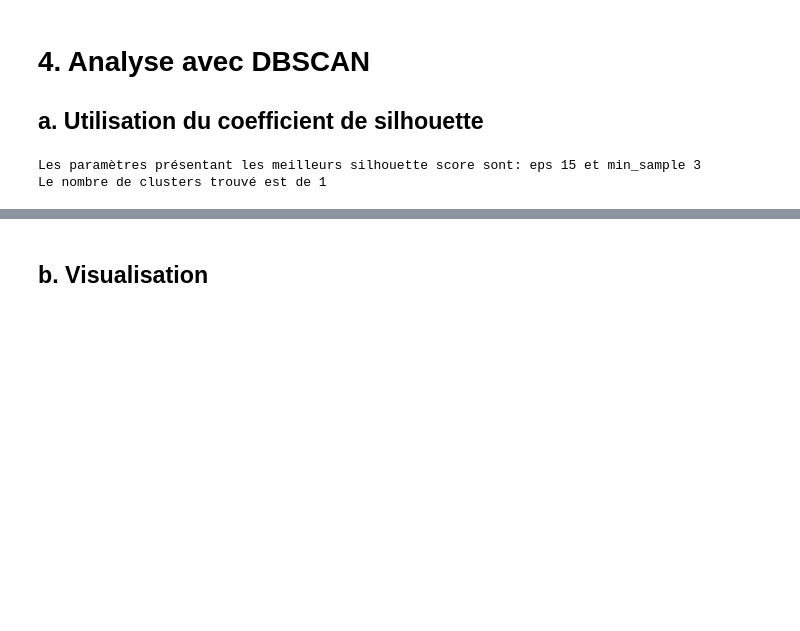
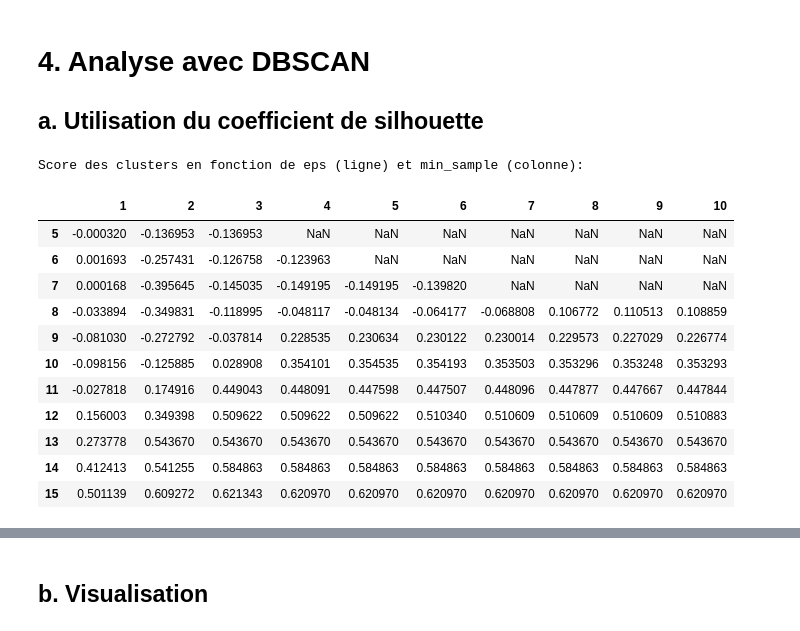
Before and after one commit to AgatheLB/TP4_IFT870, a Jupyter notebook: tp4.ipynb, the cells around one changed output, grey strips where cells are left out. Cells and saved outputs as stored; diff of their text form; code cells hidden in the pictures; blank space fills up the shorter version.

```diff
--- a/tp4.ipynb
+++ b/tp4.ipynb
@@ -139,22 +160,36 @@ plt.show()
 
 pairwise_dist = squareform(pdist(reduced_data, 'euclidean'))
 best_params = {'score': 0}
+score_clusters = pd.DataFrame()
+nb_clusters = pd.DataFrame()
 for i, (ep, min_sample) in enumerate(product(range(5, 16), range(1, 11))):
     model = DBSCAN(eps=ep, min_samples=min_sample, n_jobs=-1)
     pred = model.fit_predict(reduced_data, filtered_target)
+    nb_clusters.at[ep, min_sample] = len(np.unique(pred)) - 1
 
     if len(np.unique(pred)) != 1:
         score = silhouette_score(pairwise_dist, pred)
+        score_clusters.at[ep, min_sample] = score
 
         if score > best_params.get('score'):
             best_params['eps'] = ep
             best_params['min_sample'] = min_sample
             best_params['score'] = score
             best_params['model'] = model
-
-print(f'Les paramètres présentant les meilleurs silhouette score sont: eps {best_params.get("eps")} et min_sample '
-      f'{best_params.get("min_sample")}')
-print(f'Le nombre de clusters trouvé est de {len(np.unique(model.labels_)) - 1}')
-# %% [output]
-Les paramètres présentant les meilleurs silhouette score sont: eps 15 et min_sample 3
-Le nombre de clusters trouvé est de 1
+# %%
+print('Score des clusters en fonction de eps (ligne) et min_sample (colonne):')
+score_clusters
+# %% [output]
+Score des clusters en fonction de eps (ligne) et min_sample (colonne):
+|  | 1 | 2 | 3 | 4 | 5 | 6 | 7 | 8 | 9 | 10 |
+| 5 | -0.000320 | -0.136953 | -0.136953 | NaN | NaN | NaN | NaN | NaN | NaN | NaN |
+| 6 | 0.001693 | -0.257431 | -0.126758 | -0.123963 | NaN | NaN | NaN | NaN | NaN | NaN |
+| 7 | 0.000168 | -0.395645 | -0.145035 | -0.149195 | -0.149195 | -0.139820 | NaN | NaN | NaN | NaN |
+| 8 | -0.033894 | -0.349831 | -0.118995 | -0.048117 | -0.048134 | -0.064177 | -0.068808 | 0.106772 | 0.110513 | 0.108859 |
+| 9 | -0.081030 | -0.272792 | -0.037814 | 0.228535 | 0.230634 | 0.230122 | 0.230014 | 0.229573 | 0.227029 | 0.226774 |
+| 10 | -0.098156 | -0.125885 | 0.028908 | 0.354101 | 0.354535 | 0.354193 | 0.353503 | 0.353296 | 0.353248 | 0.353293 |
+| 11 | -0.027818 | 0.174916 | 0.449043 | 0.448091 | 0.447598 | 0.447507 | 0.448096 | 0.447877 | 0.447667 | 0.447844 |
+| 12 | 0.156003 | 0.349398 | 0.509622 | 0.509622 | 0.509622 | 0.510340 | 0.510609 | 0.510609 | 0.510609 | 0.510883 |
+| 13 | 0.273778 | 0.543670 | 0.543670 | 0.543670 | 0.543670 | 0.543670 | 0.543670 | 0.543670 | 0.543670 | 0.543670 |
+| 14 | 0.412413 | 0.541255 | 0.584863 | 0.584863 | 0.584863 | 0.584863 | 0.584863 | 0.584863 | 0.584863 | 0.584863 |
+| 15 | 0.501139 | 0.609272 | 0.621343 | 0.620970 | 0.620970 | 0.620970 | 0.620970 | 0.620970 | 0.620970 | 0.620970 |
```
Also changed, not shown: parts of 16 cells of this notebook, 1 other file.
